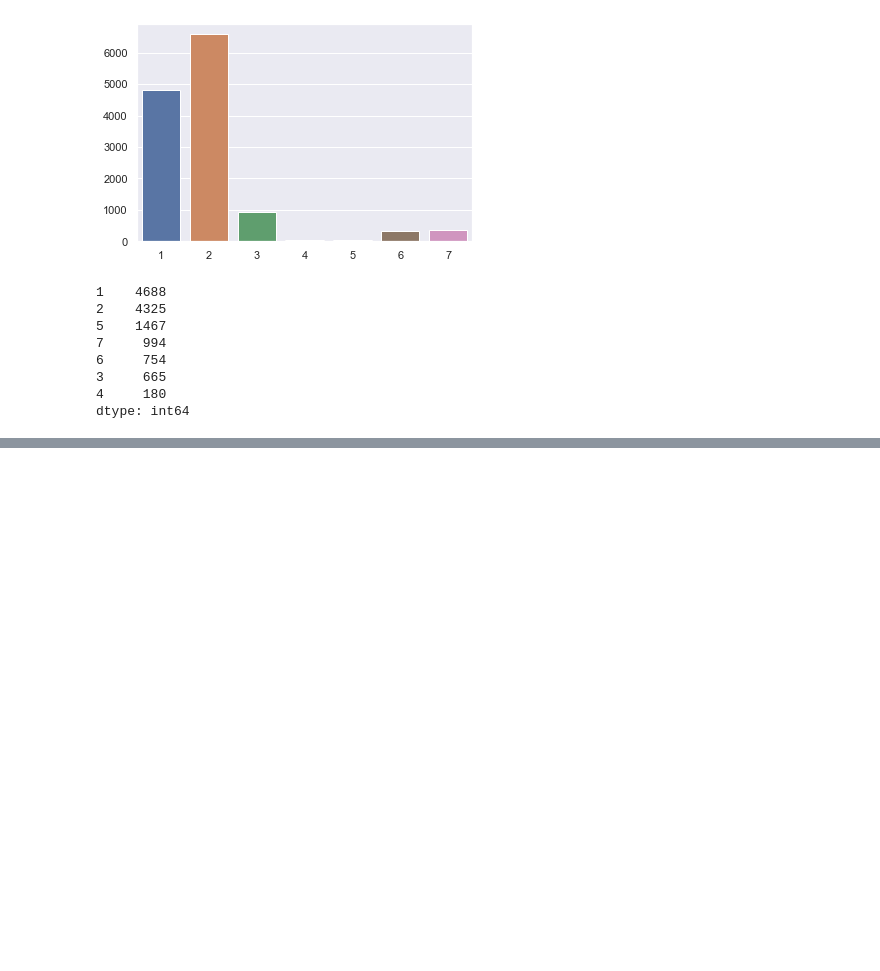
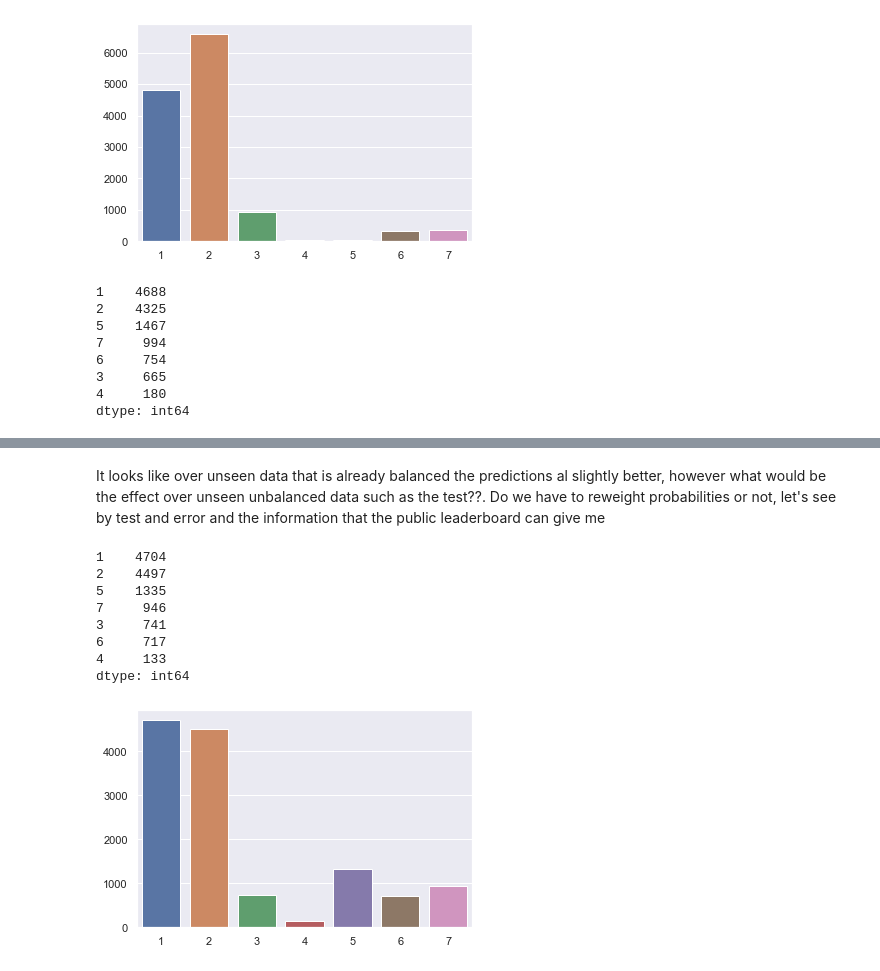
Before and after one commit to andresvBSE/BSE-CML-P2, a Jupyter notebook: Extended_P2_CML_AFVC.ipynb, the cells around one changed output, grey strips where cells are left out. Drawn from its saved outputs; the diff is of its cells as text; code cells hidden in the pictures; blank space fills up the shorter version.

```diff
--- a/Extended_P2_CML_AFVC.ipynb
+++ b/Extended_P2_CML_AFVC.ipynb
@@ -679,0 +802,21 @@ dtype: int64
+# %% [markdown]
+It looks like over unseen data that is already balanced the predictions al slightly better, however what would be the effect over unseen unbalanced data such as the test??. Do we have to reweight probabilities or not, let's see by test and error and the information that the public leaderboard can give me
+# %%
+# Predictions in test data without reweight
+y_h_test4_m_v = lr_test_rs.predict(X_test_2)
+print(pd.Series(y_h_test4_m_v).value_counts())
+
+sns.barplot(x=pd.Series(y_h_test4_m_v).value_counts().index, y=pd.Series(y_h_test4_m_v).value_counts())
+
+test_predictions_submit = pd.DataFrame({"Index": X_test_2.index, "Cover_Type": y_h_test4_m_v})
+test_predictions_submit.to_csv("data/output/lr_test_rs_y_hat_test2.csv", index = False)
+# %% [output]
+1    4704
+2    4497
+5    1335
+7     946
+3     741
+6     717
+4     133
+dtype: int64
+[figure, added]
```
Also changed, not shown: parts of 60 cells of this notebook, 1 other file.
